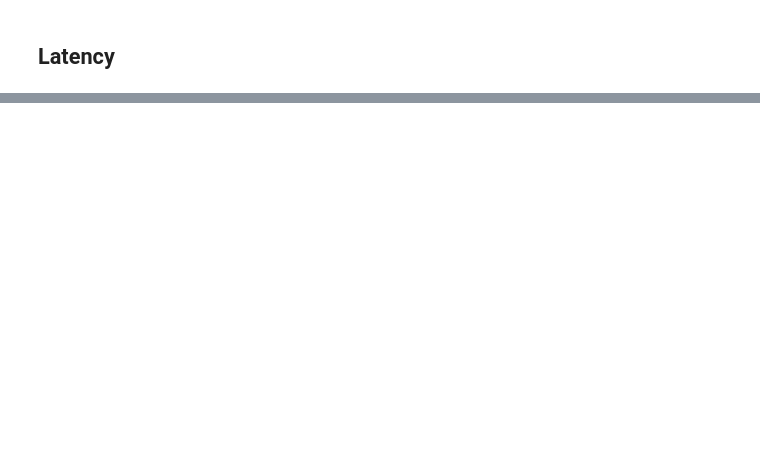
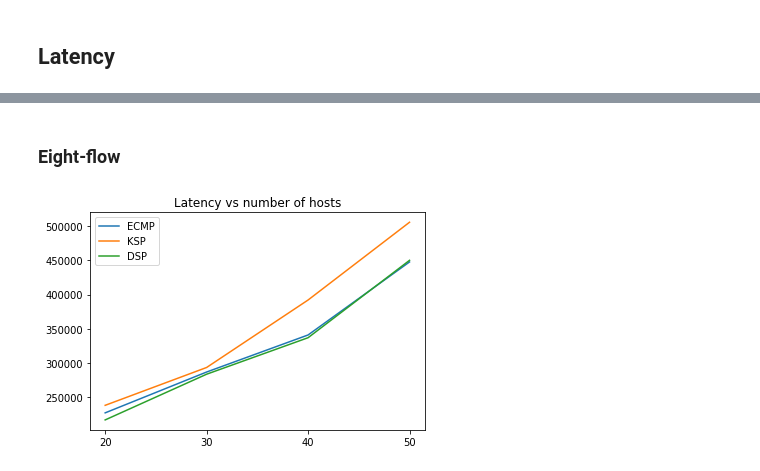
Before and after one commit to katarinamayer/jellyfish, a Jupyter notebook: jellyfish/Analysis.ipynb, the cells around one changed output, grey strips where cells are left out. Cells and saved outputs as stored; diff of their text form; code cells hidden in the pictures; blank space fills up the shorter version.

```diff
--- a/jellyfish/Analysis.ipynb
+++ b/jellyfish/Analysis.ipynb
@@ -79,0 +94,6 @@ plot_metric_vs_hosts(ecmp_data, ksp_data, dsp_data, 'Throughput')
+# %% [markdown]
+### Eight-flow
+# %%
+plot_results('eight','latency')
+# %% [output]
+[figure, added]
```
Also changed, not shown: parts of 16 cells of this notebook.
